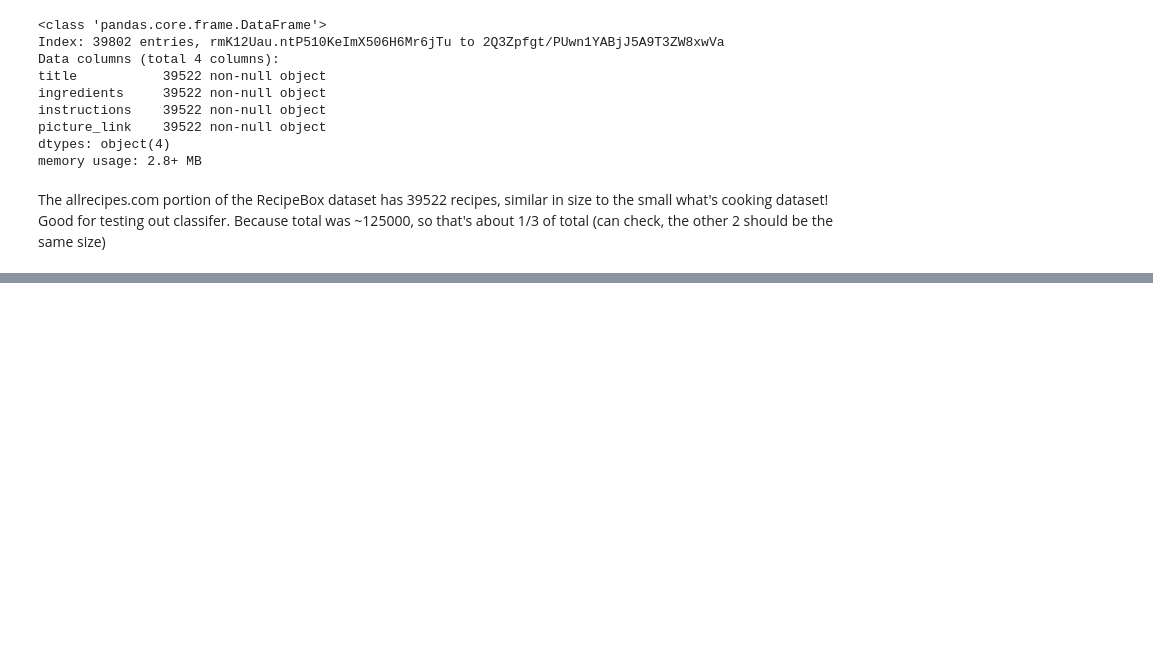
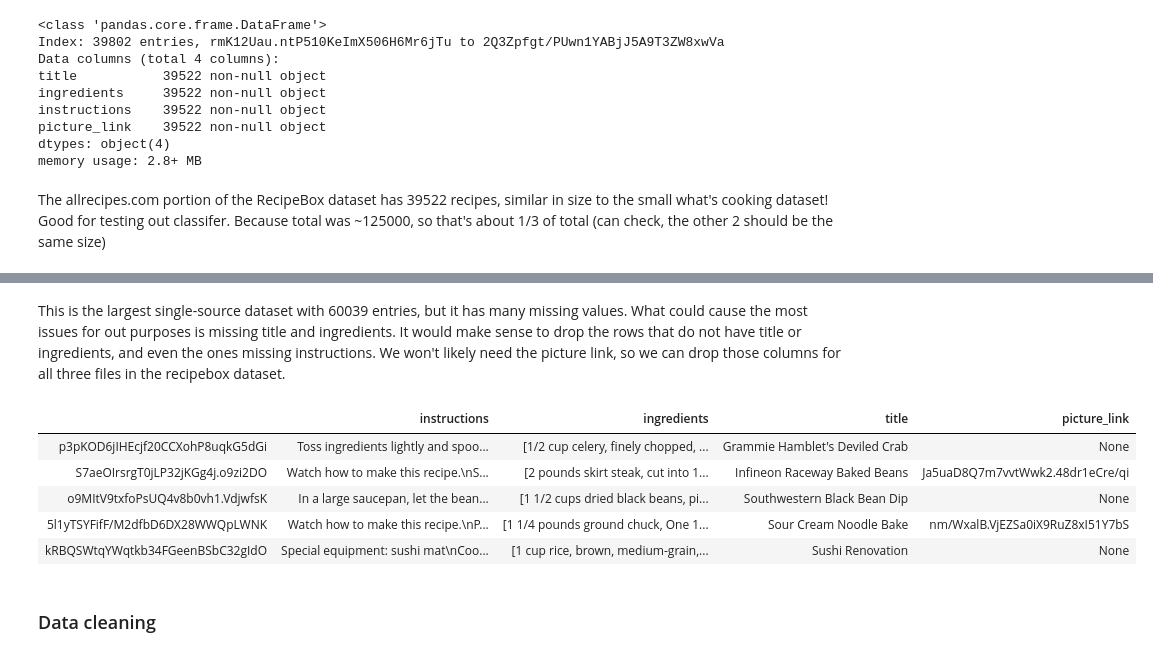
Before and after one commit to floraxinru/metisproject04, a Jupyter notebook: text_cleaning.ipynb, the cells around one changed output, grey strips where cells are left out. Cells and saved outputs as stored; diff of their text form; code cells hidden in the pictures; blank space fills up the shorter version.

```diff
--- a/text_cleaning.ipynb
+++ b/text_cleaning.ipynb
@@ -140,0 +180,4 @@ The allrecipes.com portion of the RecipeBox dataset has 39522 recipes, similar i
+# %%
+rbdata_fn = pd.read_json(r'/Users/xinrucheng/Documents/GitHub/metisproject04/data/raw/recipes_raw/recipes_raw_nosource_fn.json')
+# %%
+rb_fn=rbdata_fn.T
@@ -140,0 +196,14 @@ The allrecipes.com portion of the RecipeBox dataset has 39522 recipes, similar i
+# %% [markdown]
+This is the largest single-source dataset with 60039 entries, but it has many missing values.
+What could cause the most issues for out purposes is missing title and ingredients. It would make sense to drop the rows that do not have title or ingredients, and even the ones missing instructions. We won't likely need the picture link, so we can drop those columns for all three files in the recipebox dataset.
+# %%
+rb_fn.head()
+# %% [output]
+|  | instructions | ingredients | title | picture_link |
+| p3pKOD6jIHEcjf20CCXohP8uqkG5dGi | Toss ingredients lightly and spoo... | [1/2 cup celery, finely chopped, ... | Grammie Hamblet's Deviled Crab | None |
+| S7aeOIrsrgT0jLP32jKGg4j.o9zi2DO | Watch how to make this recipe.\nS... | [2 pounds skirt steak, cut into 1... | Infineon Raceway Baked Beans | Ja5uaD8Q7m7vvtWwk2.48dr1eCre/qi |
+| o9MItV9txfoPsUQ4v8b0vh1.VdjwfsK | In a large saucepan, let the bean... | [1 1/2 cups dried black beans, pi... | Southwestern Black Bean Dip | None |
+| 5l1yTSYFifF/M2dfbD6DX28WWQpLWNK | Watch how to make this recipe.\nP... | [1 1/4 pounds ground chuck, One 1... | Sour Cream Noodle Bake | nm/WxalB.VjEZSa0iX9RuZ8xI51Y7bS |
+| kRBQSWtqYWqtkb34FGeenBSbC32gIdO | Special equipment: sushi mat\nCoo... | [1 cup rice, brown, medium-grain,... | Sushi Renovation | None |
+# %% [markdown]
+### Data cleaning
```
Also changed, not shown: parts of 22 cells of this notebook.
